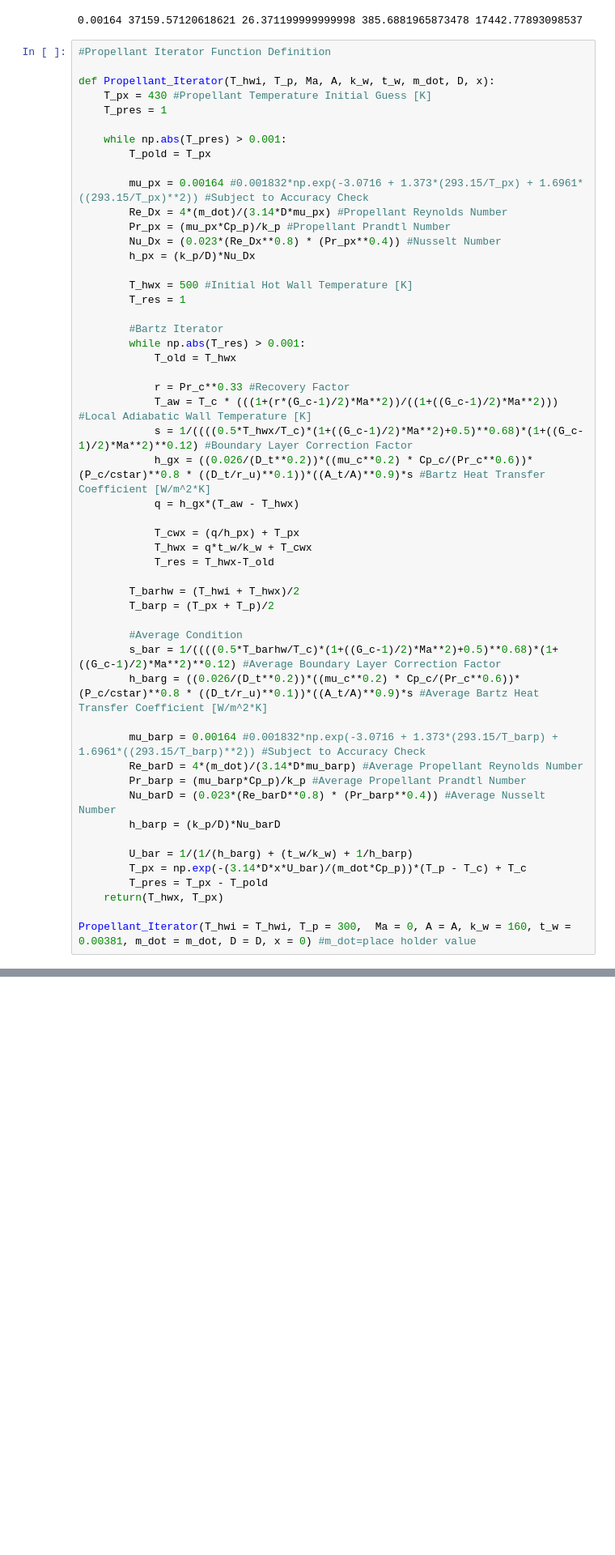
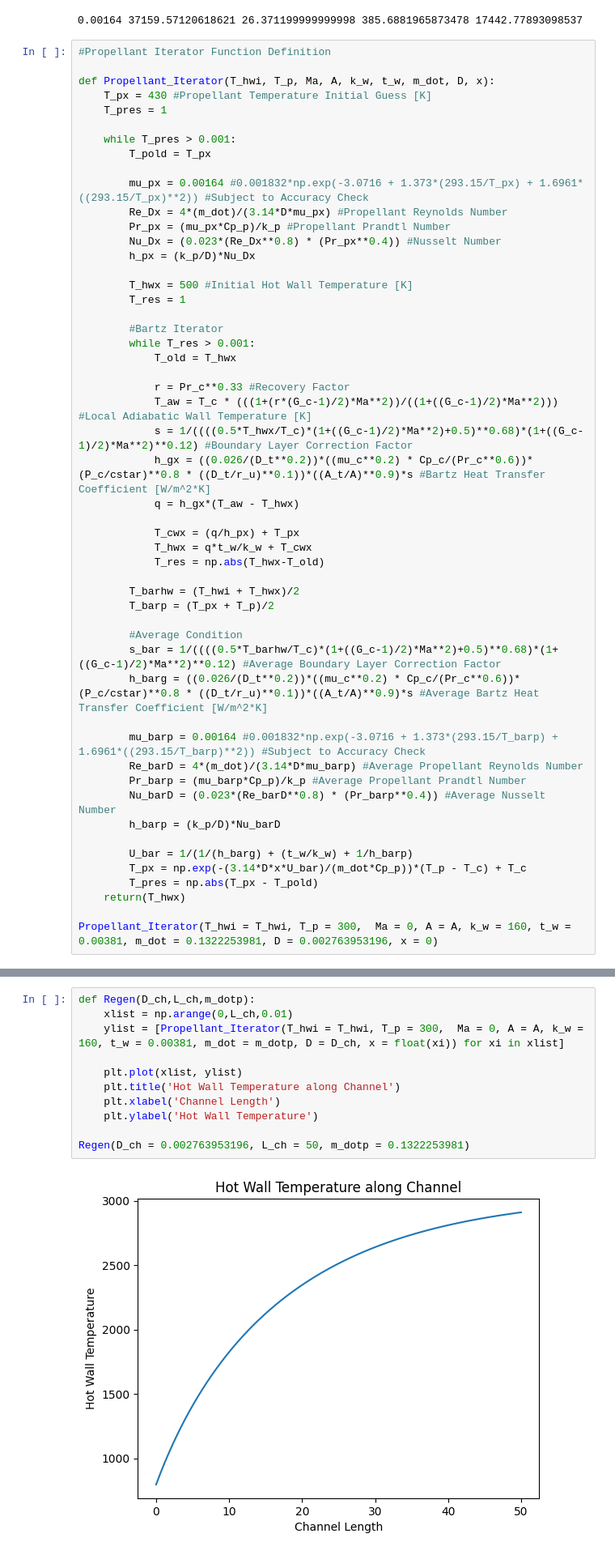
Before and after one commit to UC-Davis-APRL/enginethermals, a Jupyter notebook: Regenerative Cooling Calculator.ipynb, the cells around one changed output, grey strips where cells are left out. Shown at 81% size. Cells and saved outputs as stored; diff of their text form; blank space fills up the shorter version.

Commit message:
Graph Works, Constant Material Properties

```diff
--- a/Regenerative Cooling Calculator.ipynb
+++ b/Regenerative Cooling Calculator.ipynb
@@ -77,7 +78,7 @@ def Propellant_Iterator(T_hwi, T_p, Ma, A, k_w, t_w, m_dot, D, x):
     T_px = 430 #Propellant Temperature Initial Guess [K]
     T_pres = 1
 
-    while np.abs(T_pres) > 0.001:
+    while T_pres > 0.001:
         T_pold = T_px
 
         mu_px = 0.00164 #0.001832*np.exp(-3.0716 + 1.373*(293.15/T_px) + 1.6961*((293.15/T_px)**2)) #Subject to Accuracy Check
@@ -90,7 +91,7 @@ def Propellant_Iterator(T_hwi, T_p, Ma, A, k_w, t_w, m_dot, D, x):
         T_res = 1
 
         #Bartz Iterator
-        while np.abs(T_res) > 0.001:
+        while T_res > 0.001:
             T_old = T_hwx
 
             r = Pr_c**0.33 #Recovery Factor
@@ -101,7 +102,7 @@ def Propellant_Iterator(T_hwi, T_p, Ma, A, k_w, t_w, m_dot, D, x):
 
             T_cwx = (q/h_px) + T_px
             T_hwx = q*t_w/k_w + T_cwx
-            T_res = T_hwx-T_old
+            T_res = np.abs(T_hwx-T_old)
 
         T_barhw = (T_hwi + T_hwx)/2
         T_barp = (T_px + T_p)/2
@@ -118,8 +119,8 @@ def Propellant_Iterator(T_hwi, T_p, Ma, A, k_w, t_w, m_dot, D, x):
 
         U_bar = 1/(1/(h_barg) + (t_w/k_w) + 1/h_barp)
         T_px = np.exp(-(3.14*D*x*U_bar)/(m_dot*Cp_p))*(T_p - T_c) + T_c
-        T_pres = T_px - T_pold
-    return(T_hwx, T_px)
+        T_pres = np.abs(T_px - T_pold)
+    return(T_hwx)
 
-Propellant_Iterator(T_hwi = T_hwi, T_p = 300,  Ma = 0, A = A, k_w = 160, t_w = 0.00381, m_dot = m_dot, D = D, x = 0) #m_dot=place holder value
+Propellant_Iterator(T_hwi = T_hwi, T_p = 300,  Ma = 0, A = A, k_w = 160, t_w = 0.00381, m_dot = 0.1322253981, D = 0.002763953196, x = 0)
 # %% [output]
@@ -126,0 +182,13 @@ Propellant_Iterator(T_hwi = T_hwi, T_p = 300,  Ma = 0, A = A, k_w = 160, t_w = 0
+# %%
+def Regen(D_ch,L_ch,m_dotp):
+    xlist = np.arange(0,L_ch,0.01)
+    ylist = [Propellant_Iterator(T_hwi = T_hwi, T_p = 300,  Ma = 0, A = A, k_w = 160, t_w = 0.00381, m_dot = m_dotp, D = D_ch, x = float(xi)) for xi in xlist]
+
+    plt.plot(xlist, ylist)
+    plt.title('Hot Wall Temperature along Channel')
+    plt.xlabel('Channel Length')
+    plt.ylabel('Hot Wall Temperature')
+
+Regen(D_ch = 0.002763953196, L_ch = 50, m_dotp = 0.1322253981)
+# %% [output]
+[figure, added]
```
Also changed, not shown: parts of 4 cells of this notebook.
